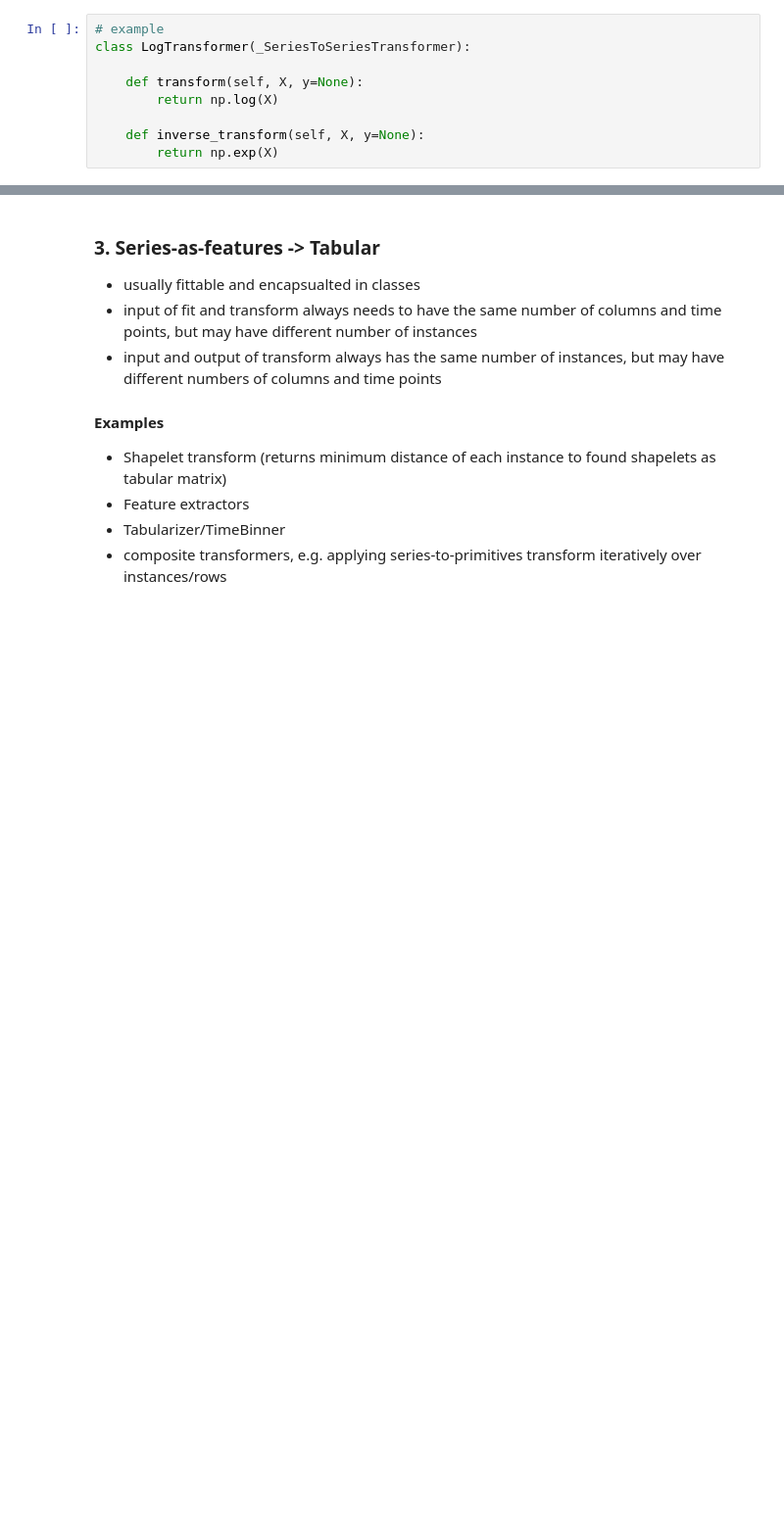
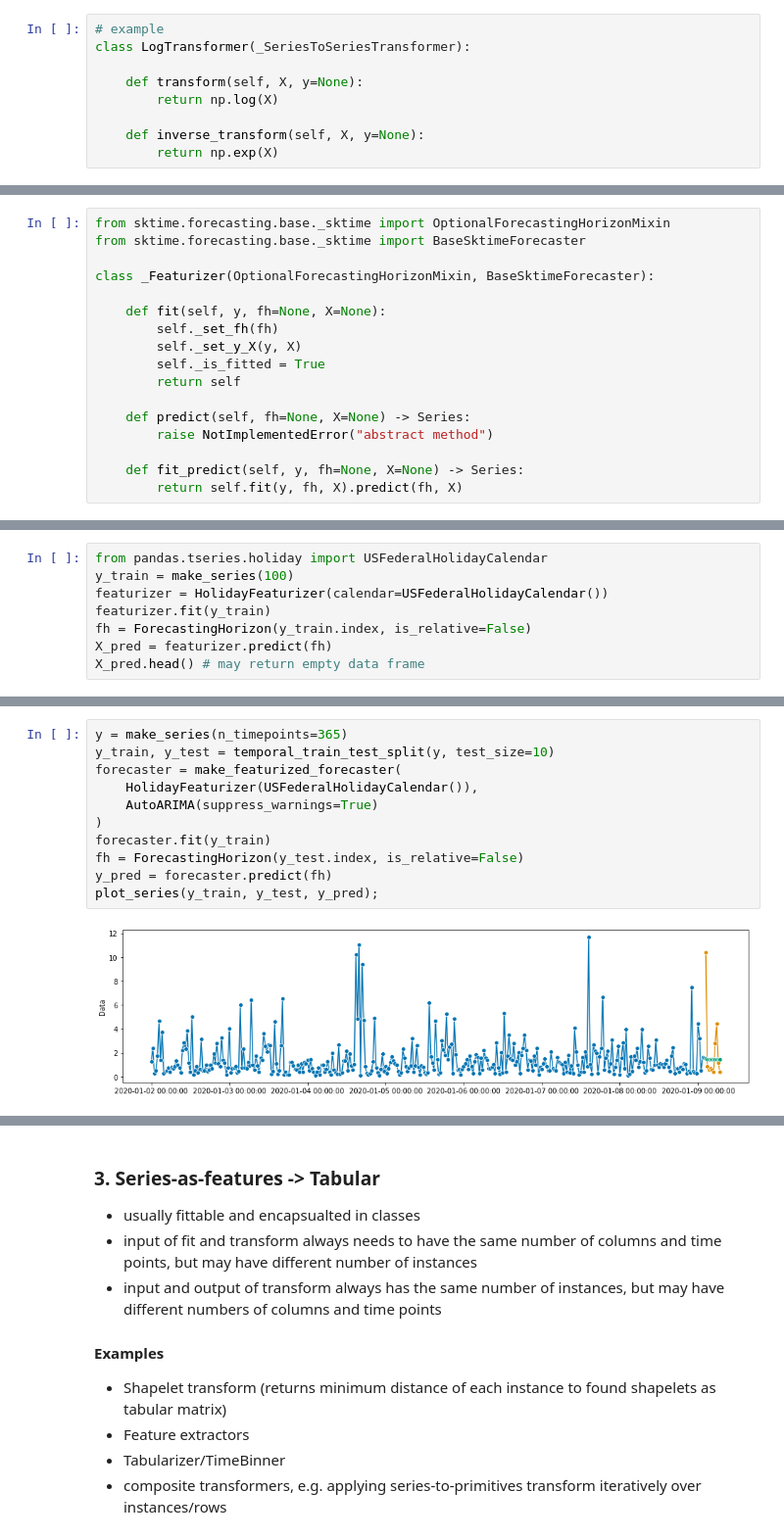
Before and after one commit to sktime/enhancement-proposals, a Jupyter notebook: steps/03_transformer_api/transform_types.ipynb, the cells around one changed output, grey strips where cells are left out. Shown: that part at 98% size. Drawn from its saved outputs; the diff is of its cells as text; blank space fills up the shorter version.

```diff
--- a/steps/03_transformer_api/transform_types.ipynb
+++ b/steps/03_transformer_api/transform_types.ipynb
@@ -355,0 +357,17 @@ X_test.head(5)
+# %%
+from sktime.forecasting.base._sktime import OptionalForecastingHorizonMixin
+from sktime.forecasting.base._sktime import BaseSktimeForecaster
+
+class _Featurizer(OptionalForecastingHorizonMixin, BaseSktimeForecaster):
+
+    def fit(self, y, fh=None, X=None):
+        self._set_fh(fh)
+        self._set_y_X(y, X)
+        self._is_fitted = True
+        return self
+
+    def predict(self, fh=None, X=None) -> Series:
+        raise NotImplementedError("abstract method")
+
+    def fit_predict(self, y, fh=None, X=None) -> Series:
+        return self.fit(y, fh, X).predict(fh, X)
@@ -355,0 +401,8 @@ X_test.head(5)
+# %%
+from pandas.tseries.holiday import USFederalHolidayCalendar
+y_train = make_series(100)
+featurizer = HolidayFeaturizer(calendar=USFederalHolidayCalendar())
+featurizer.fit(y_train)
+fh = ForecastingHorizon(y_train.index, is_relative=False)
+X_pred = featurizer.predict(fh)
+X_pred.head() # may return empty data frame
@@ -355,0 +494,13 @@ X_test.head(5)
+# %%
+y = make_series(n_timepoints=365)
+y_train, y_test = temporal_train_test_split(y, test_size=10)
+forecaster = make_featurized_forecaster(
+    HolidayFeaturizer(USFederalHolidayCalendar()),
+    AutoARIMA(suppress_warnings=True)
+)
+forecaster.fit(y_train)
+fh = ForecastingHorizon(y_test.index, is_relative=False)
+y_pred = forecaster.predict(fh)
+plot_series(y_train, y_test, y_pred);
+# %% [output]
+[figure, added]
```
Also changed, not shown: parts of 29 cells of this notebook.
